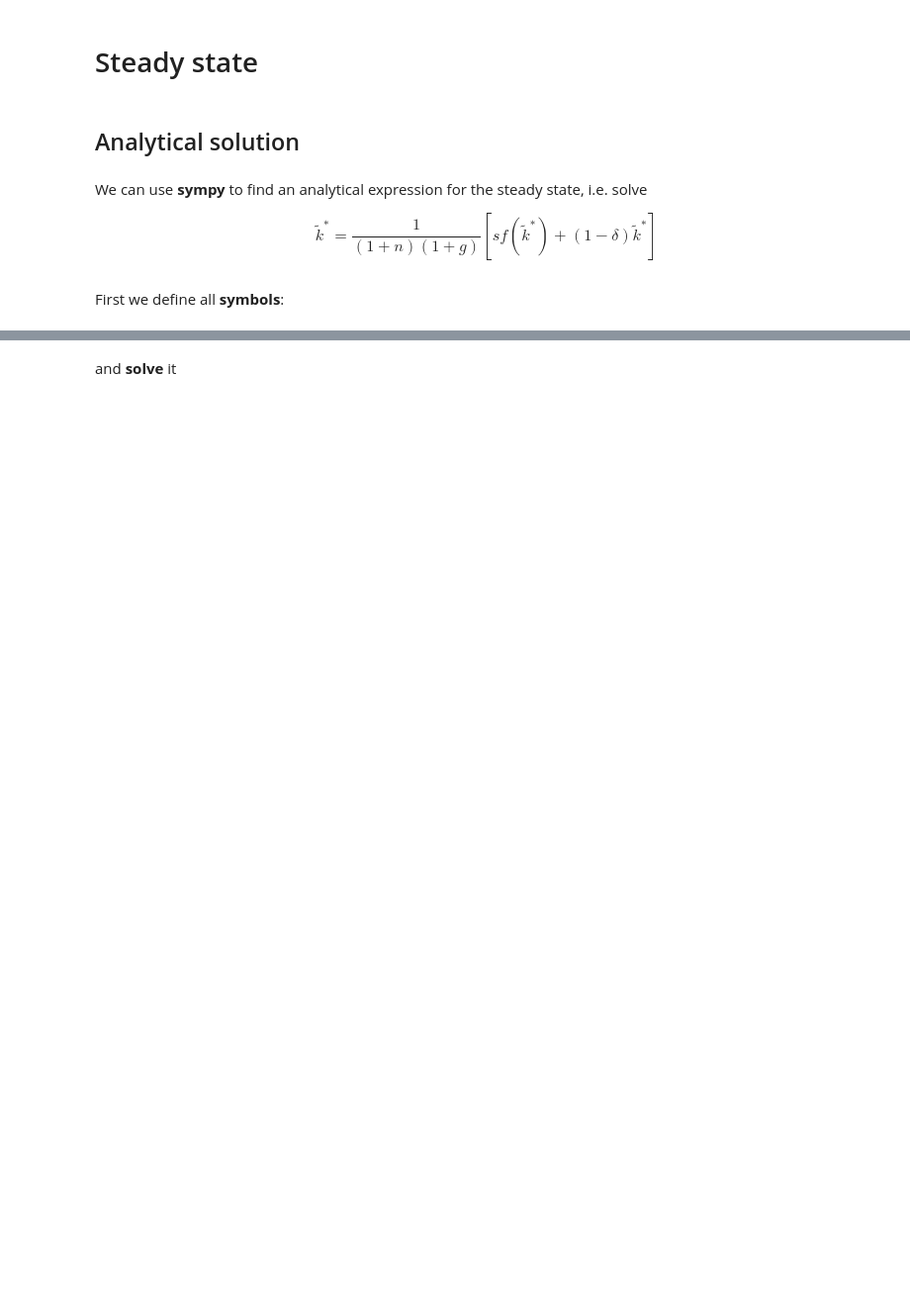
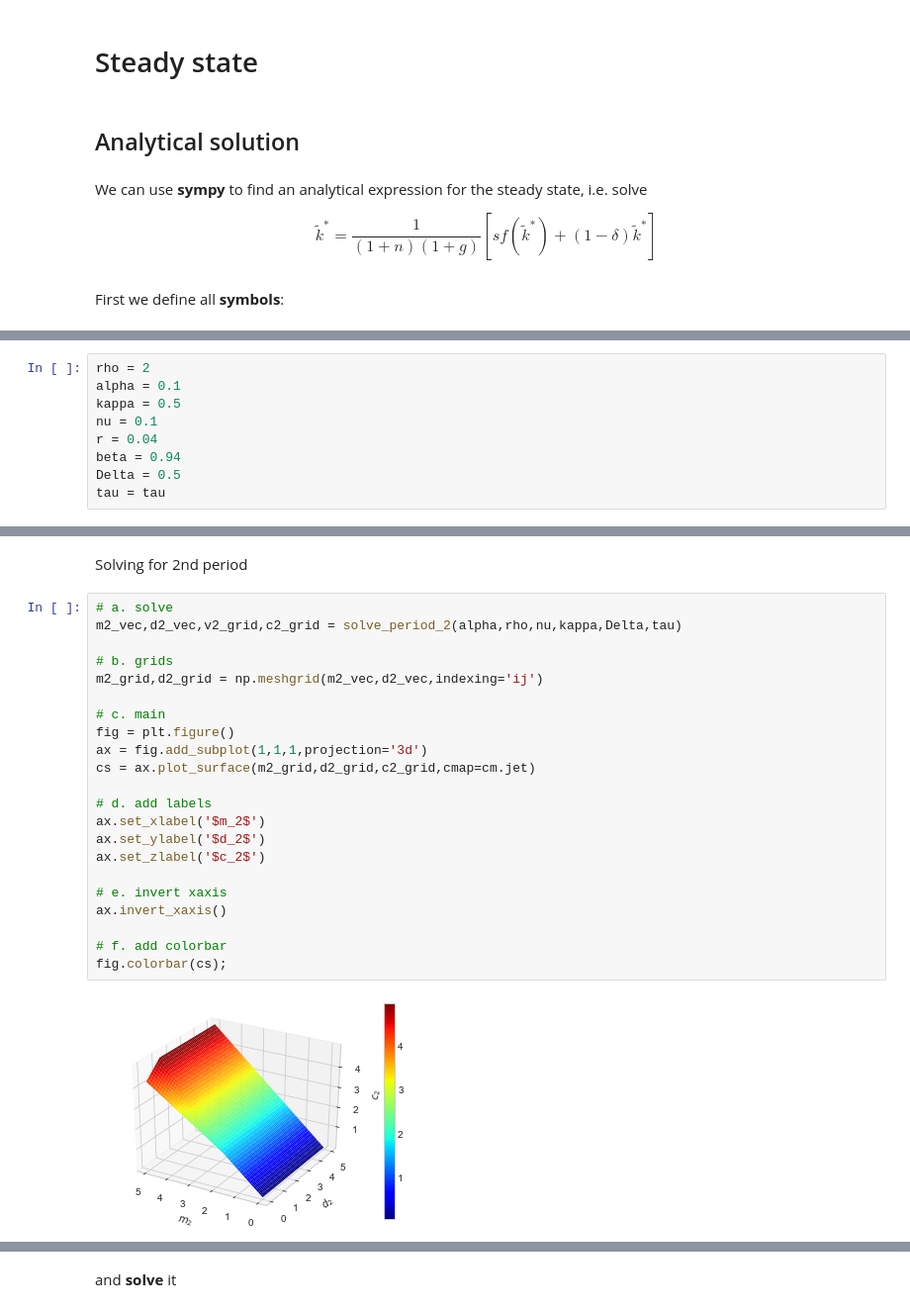
Before and after one commit to NumEconCopenhagen/projects-2020-kongeraekken-1, a Jupyter notebook: modelproject/modelproject.ipynb, the cells around one changed output, grey strips where cells are left out. Shown at 99% size. Cells and saved outputs as stored; diff of their text form; blank space fills up the shorter version.

```diff
--- a/modelproject/modelproject.ipynb
+++ b/modelproject/modelproject.ipynb
@@ -102,0 +83,9 @@ ss = sm.Eq(k,(s*k**alpha+(1-delta)*k)/((1+n)*(1+g)))
+# %%
+rho = 2
+alpha = 0.1
+kappa = 0.5
+nu = 0.1
+r = 0.04
+beta = 0.94
+Delta = 0.5
+tau = tau
@@ -102,0 +159,26 @@ ss = sm.Eq(k,(s*k**alpha+(1-delta)*k)/((1+n)*(1+g)))
+# %% [markdown]
+Solving for 2nd period
+# %%
+# a. solve
+m2_vec,d2_vec,v2_grid,c2_grid = solve_period_2(alpha,rho,nu,kappa,Delta,tau)
+
+# b. grids
+m2_grid,d2_grid = np.meshgrid(m2_vec,d2_vec,indexing='ij')
+
+# c. main
+fig = plt.figure()
+ax = fig.add_subplot(1,1,1,projection='3d')
+cs = ax.plot_surface(m2_grid,d2_grid,c2_grid,cmap=cm.jet)
+
+# d. add labels
+ax.set_xlabel('$m_2$')
+ax.set_ylabel('$d_2$')
+ax.set_zlabel('$c_2$')
+
+# e. invert xaxis
+ax.invert_xaxis()
+
+# f. add colorbar
+fig.colorbar(cs);
+# %% [output]
+[figure, added]
```
Also changed, not shown: parts of 17 cells of this notebook.
